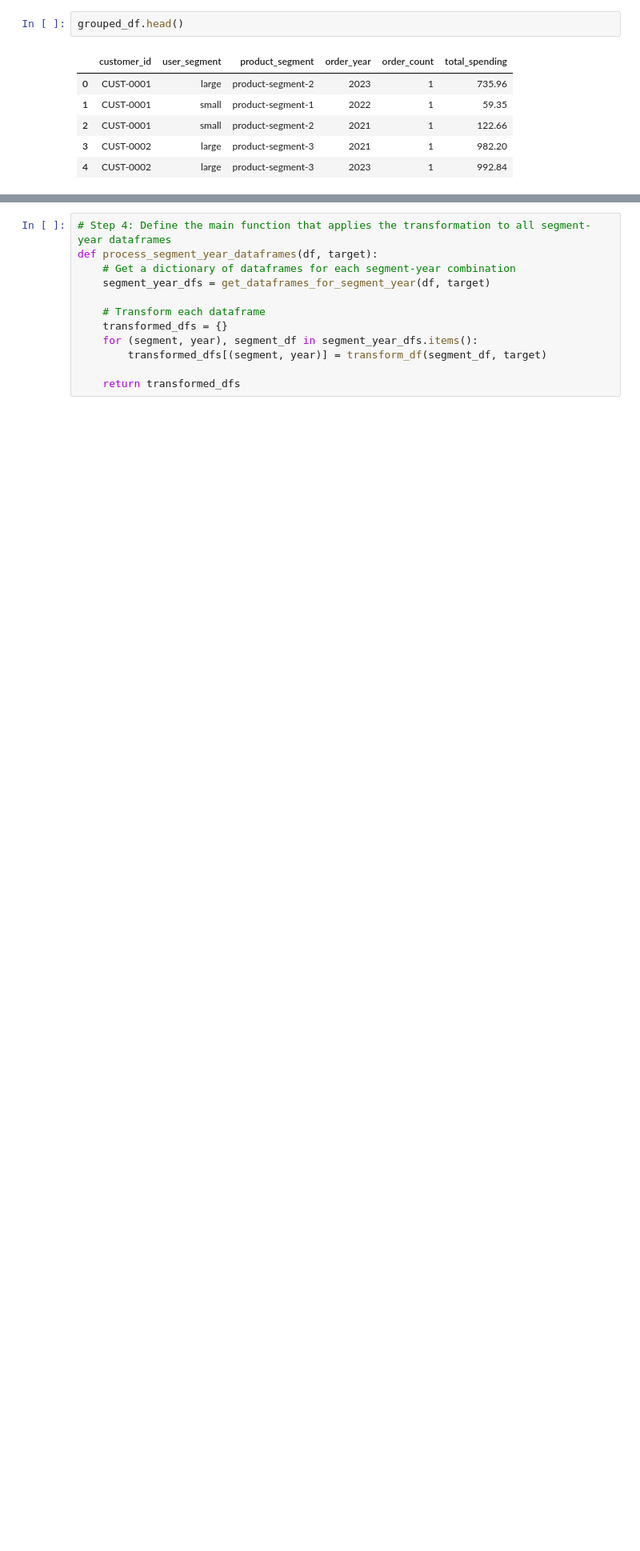
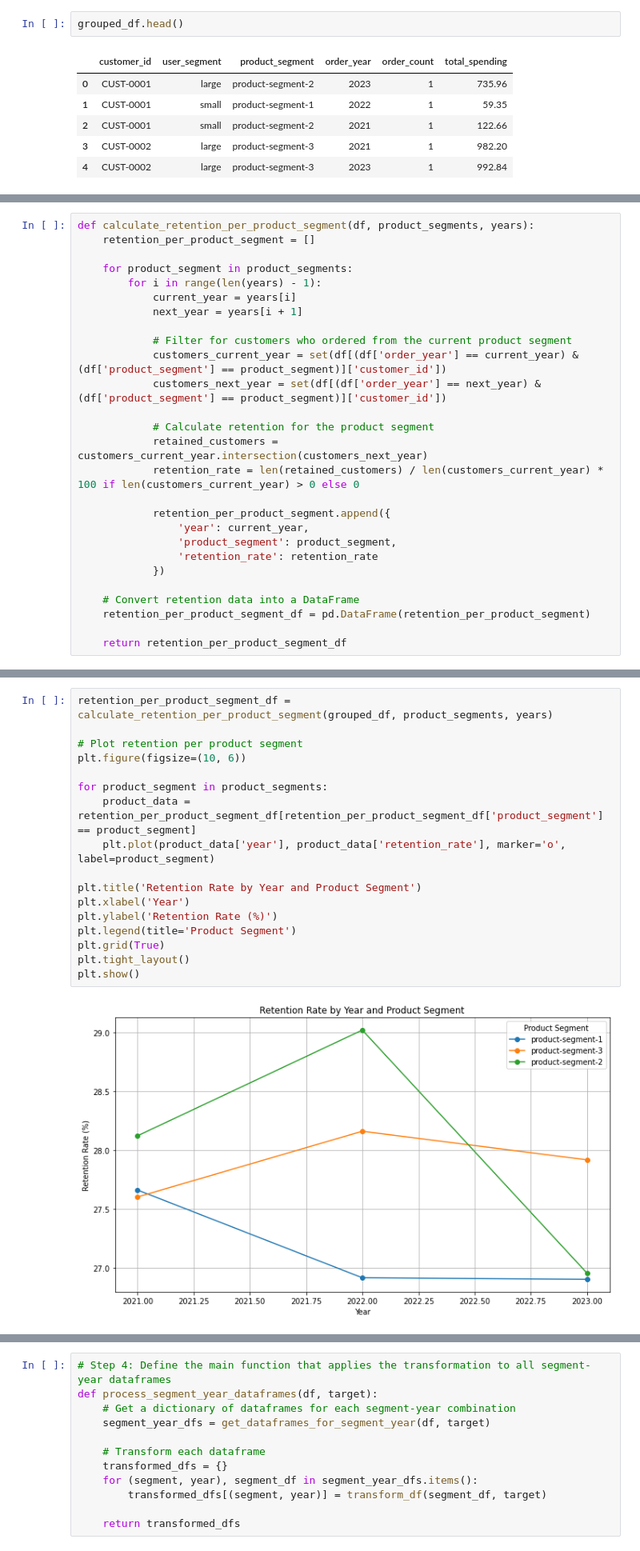
Before and after one commit to giobale/Returning-Customers-Analysis, a Jupyter notebook: get-insights.ipynb, the cells around one changed output, grey strips where cells are left out. Shown: that part at 80% size. Cells and saved outputs as stored; diff of their text form; blank space fills up the shorter version.

```diff
--- a/get-insights.ipynb
+++ b/get-insights.ipynb
@@ -51,0 +108,27 @@ grouped_df.head()
+# %%
+def calculate_retention_per_product_segment(df, product_segments, years):
+    retention_per_product_segment = []
+
+    for product_segment in product_segments:
+        for i in range(len(years) - 1):
+            current_year = years[i]
+            next_year = years[i + 1]
+
+            # Filter for customers who ordered from the current product segment
+            customers_current_year = set(df[(df['order_year'] == current_year) & (df['product_segment'] == product_segment)]['customer_id'])
+            customers_next_year = set(df[(df['order_year'] == next_year) & (df['product_segment'] == product_segment)]['customer_id'])
+
+            # Calculate retention for the product segment
+            retained_customers = customers_current_year.intersection(customers_next_year)
+            retention_rate = len(retained_customers) / len(customers_current_year) * 100 if len(customers_current_year) > 0 else 0
+
+            retention_per_product_segment.append({
+                'year': current_year,
+                'product_segment': product_segment,
+                'retention_rate': retention_rate
+            })
+
+    # Convert retention data into a DataFrame
+    retention_per_product_segment_df = pd.DataFrame(retention_per_product_segment)
+
+    return retention_per_product_segment_df
@@ -51,0 +167,19 @@ grouped_df.head()
+# %%
+retention_per_product_segment_df = calculate_retention_per_product_segment(grouped_df, product_segments, years)
+
+# Plot retention per product segment
+plt.figure(figsize=(10, 6))
+
+for product_segment in product_segments:
+    product_data = retention_per_product_segment_df[retention_per_product_segment_df['product_segment'] == product_segment]
+    plt.plot(product_data['year'], product_data['retention_rate'], marker='o', label=product_segment)
+
+plt.title('Retention Rate by Year and Product Segment')
+plt.xlabel('Year')
+plt.ylabel('Retention Rate (%)')
+plt.legend(title='Product Segment')
+plt.grid(True)
+plt.tight_layout()
+plt.show()
+# %% [output]
+[figure, added]
```
Also changed, not shown: parts of 6 cells of this notebook.
